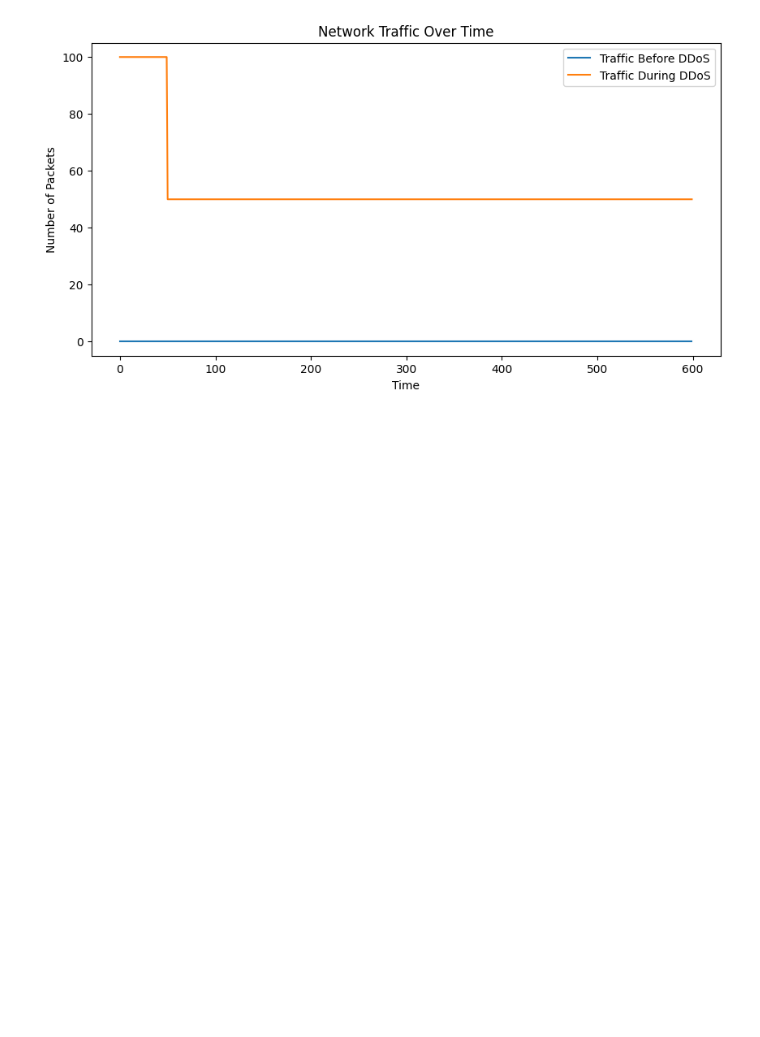
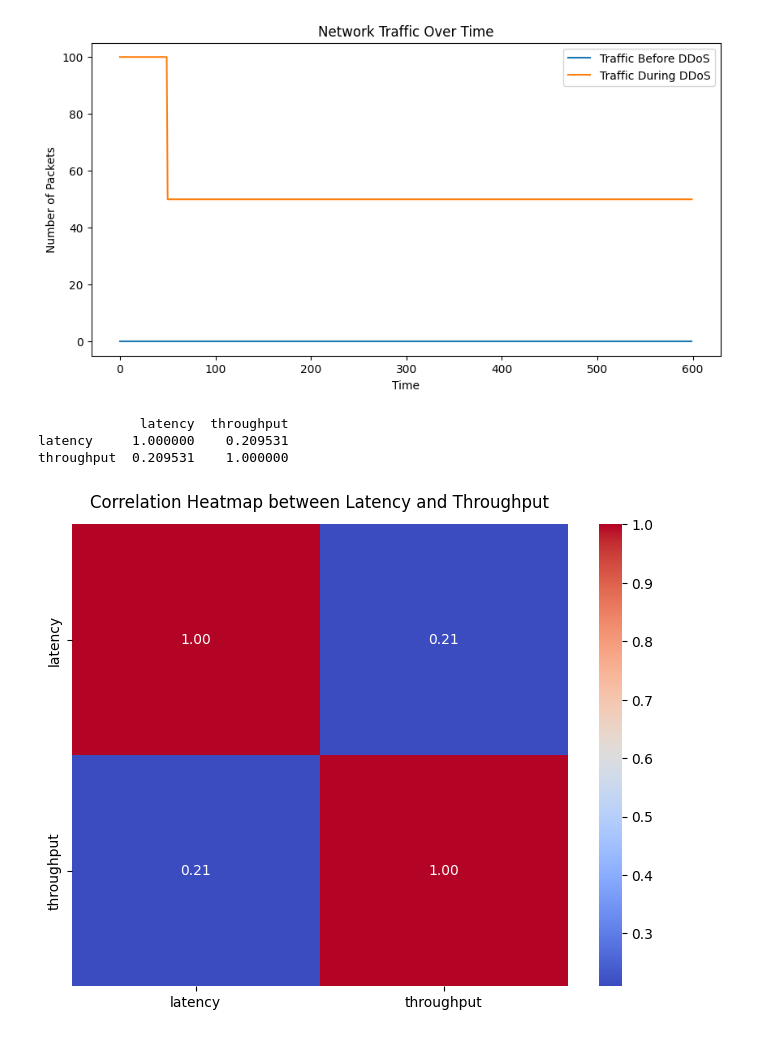
Before and after one commit to Solumba/UAV-Network-Monitoring-System, a Jupyter notebook: Uav_Swarm_Model.ipynb, the cells around one changed output. Drawn from its saved outputs; the diff is of its cells as text; code cells hidden in the pictures; blank space fills up the shorter version.

Commit message:
Printing result

```diff
--- a/Uav_Swarm_Model.ipynb
+++ b/Uav_Swarm_Model.ipynb
@@ -639,31 +639,36 @@ import numpy as np
 # Data provided
 data = [
     {'time': 0.001983642578125, 'node_id': 0, 'latency': 16, 'throughput': 71},
     {'time': 0.001983642578125, 'node_id': 1, 'latency': 41, 'throughput': 54},
     {'time': 0.001983642578125, 'node_id': 2, 'latency': 32, 'throughput': 76},
     {'time': 0.001983642578125, 'node_id': 3, 'latency': 7, 'throughput': 52},
     {'time': 0.001983642578125, 'node_id': 4, 'latency': 18, 'throughput': 53},
     {'time': 0.001983642578125, 'node_id': 5, 'latency': 17, 'throughput': 65},
     {'time': 0.001983642578125, 'node_id': 6, 'latency': 16, 'throughput': 84},
     {'time': 0.001983642578125, 'node_id': 7, 'latency': 40, 'throughput': 55},
     {'time': 0.001983642578125, 'node_id': 8, 'latency': 37, 'throughput': 68},
     {'time': 0.001983642578125, 'node_id': 9, 'latency': 39, 'throughput': 77},
     {'time': 0.001983642578125, 'node_id': 10, 'latency': 36, 'throughput': 86},
     {'time': 0.001983642578125, 'node_id': 11, 'latency': 39, 'throughput': 94},
     {'time': 5.015164613723755, 'node_id': 0, 'latency': 17, 'throughput': 78},
     # Assuming the rest of the data points are appended here in the same format...
 ]
 
 # Converting data into a pandas DataFrame
 df = pd.DataFrame(data)
 
 # Calculating the correlation between latency and throughput
 correlation_matrix = df[['latency', 'throughput']].corr()
-correlation_matrix
+print(correlation_matrix)
 
 
 # Plotting a heatmap of the correlation matrix
 plt.figure(figsize=(8, 6))
 heatmap = sns.heatmap(correlation_matrix, annot=True, fmt=".2f", cmap="coolwarm", cbar=True)
 heatmap.set_title('Correlation Heatmap between Latency and Throughput', pad=12)
 plt.show()
+# %% [output]
+             latency  throughput
+latency     1.000000    0.209531
+throughput  0.209531    1.000000
+[figure, added]
```
